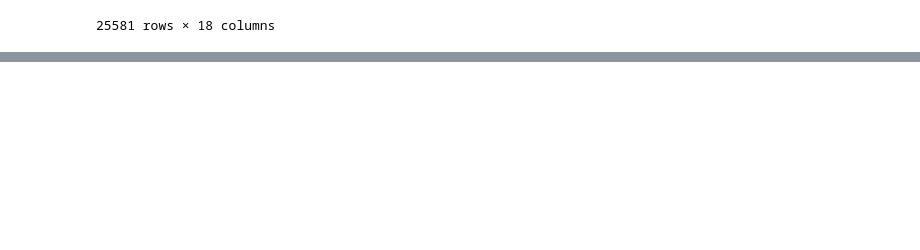
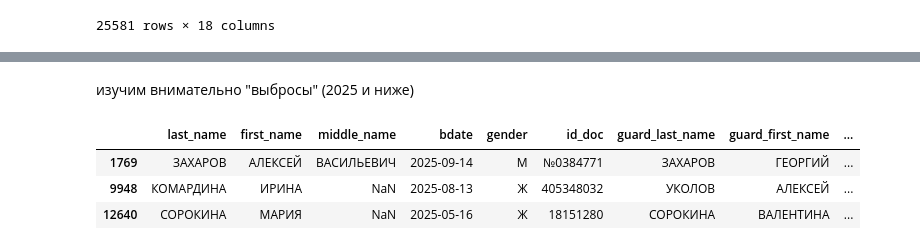
Before and after one commit to stmareii/hahaton-mgpu, a Jupyter notebook: fill_na_id.ipynb, the cells around one changed output, grey strips where cells are left out. Cells and saved outputs as stored; diff of their text form; code cells hidden in the pictures; blank space fills up the shorter version.

```diff
--- a/fill_na_id.ipynb
+++ b/fill_na_id.ipynb
@@ -347,0 +407,3 @@ Name: count, Length: 640, dtype: int64
+# %%
+df_without_na = df_without_na[df_without_na['class'] != '2-5']
+df_without_na.info()
@@ -347,0 +428,4 @@ Name: count, Length: 640, dtype: int64
+# %%
+mask = pd.to_numeric(df_without_na['variant'], errors='coerce').isna()
+non_numeric = df_without_na.loc[mask, 'variant']
+print(non_numeric.value_counts())
@@ -347,0 +446,3 @@ Name: count, Length: 640, dtype: int64
+# %%
+df_without_na = df_without_na[mask == False]
+df_without_na.info()
@@ -347,0 +553,9 @@ Name: count, Length: 640, dtype: int64
+# %% [markdown]
+изучим внимательно "выбросы" (2025 и ниже)
+# %%
+df_without_na[df_without_na['bdate'].dt.year == 2025]
+# %% [output]
+|  | last_name | first_name | middle_name | bdate | gender | id_doc | guard_last_name | guard_first_name | ... |
+| 1769 | ЗАХАРОВ | АЛЕКСЕЙ | ВАСИЛЬЕВИЧ | 2025-09-14 | М | №0384771 | ЗАХАРОВ | ГЕОРГИЙ | ... |
+| 9948 | КОМАРДИНА | ИРИНА | NaN | 2025-08-13 | Ж | 405348032 | УКОЛОВ | АЛЕКСЕЙ | ... |
+| 12640 | СОРОКИНА | МАРИЯ | NaN | 2025-05-16 | Ж | 18151280 | СОРОКИНА | ВАЛЕНТИНА | ... |
```
Also changed, not shown: parts of 61 cells of this notebook, 1 other file.
